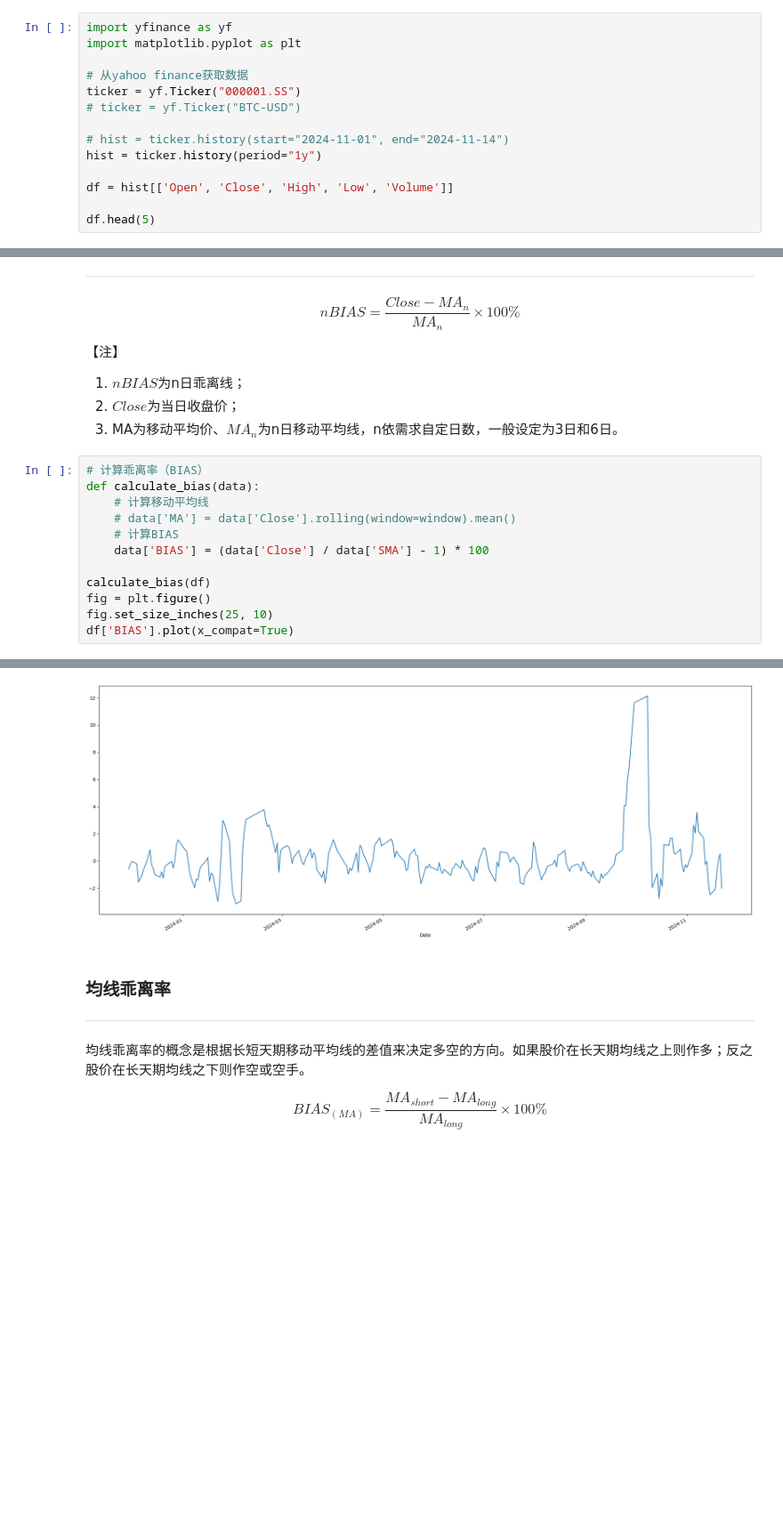
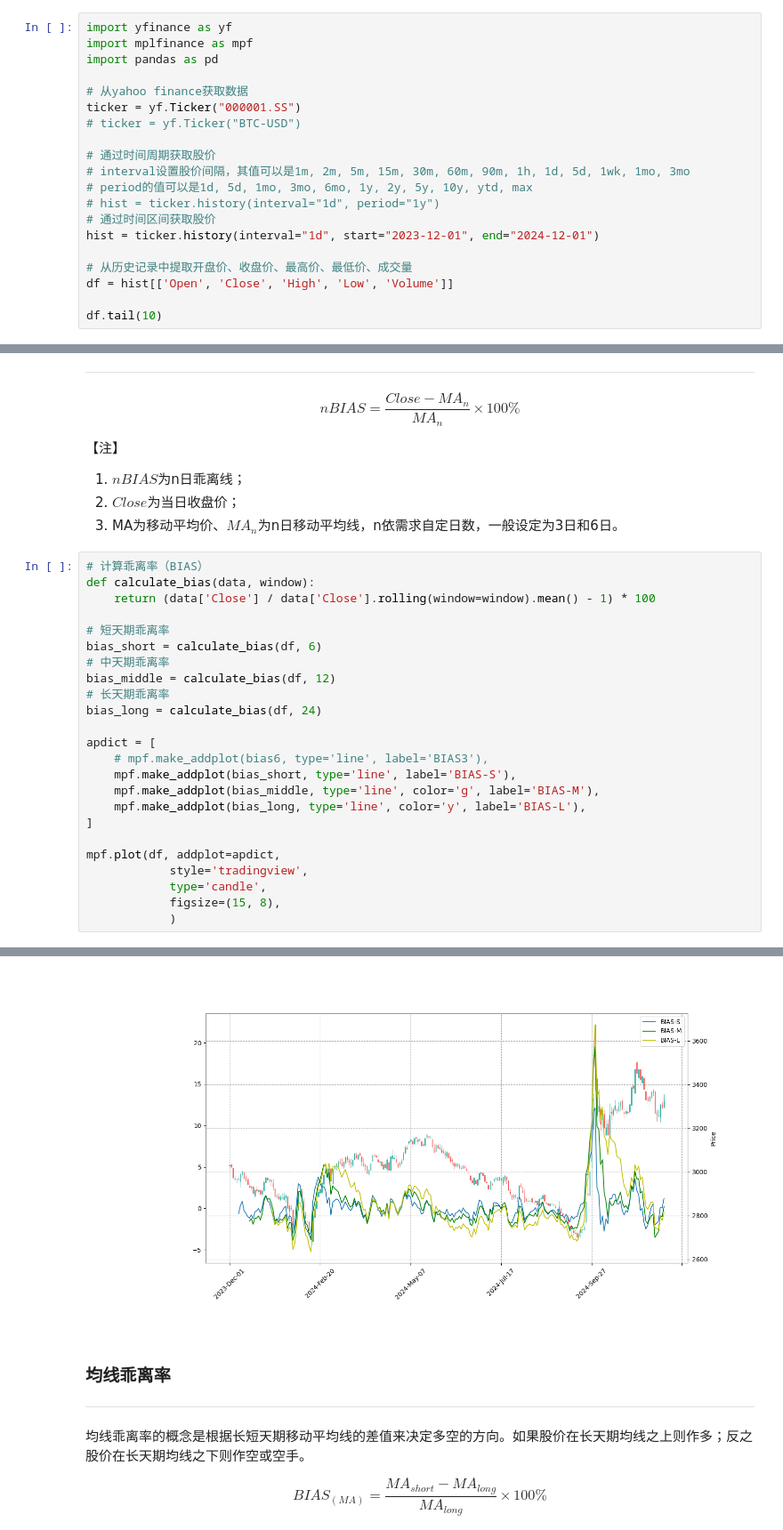
Before and after one commit to xnraiser/my_quan, a Jupyter notebook: indicators.ipynb, the cells around one changed output, grey strips where cells are left out. Shown at 89% size. Cells and saved outputs as stored; diff of their text form; blank space fills up the shorter version.

```diff
--- a/indicators.ipynb
+++ b/indicators.ipynb
@@ -2,18 +2,24 @@
 # 技术指标
 # %%
 import yfinance as yf
-import matplotlib.pyplot as plt
+import mplfinance as mpf
+import pandas as pd
 
 # 从yahoo finance获取数据
 ticker = yf.Ticker("000001.SS")
 # ticker = yf.Ticker("BTC-USD")
 
-# hist = ticker.history(start="2024-11-01", end="2024-11-14")
-hist = ticker.history(period="1y")
+# 通过时间周期获取股价
+# interval设置股价间隔，其值可以是1m, 2m, 5m, 15m, 30m, 60m, 90m, 1h, 1d, 5d, 1wk, 1mo, 3mo
+# period的值可以是1d, 5d, 1mo, 3mo, 6mo, 1y, 2y, 5y, 10y, ytd, max
+# hist = ticker.history(interval="1d", period="1y")
+# 通过时间区间获取股价
+hist = ticker.history(interval="1d", start="2023-12-01", end="2024-12-01")
 
+# 从历史记录中提取开盘价、收盘价、最高价、最低价、成交量
 df = hist[['Open', 'Close', 'High', 'Low', 'Volume']]
 
-df.head(5)
+df.tail(10)
 # %% [output]
 |  | Open | Close | High | Low | Volume |
 | Date |  |  |  |  |  |
@@ -135,14 +137,26 @@ $$ nBIAS = \frac{Close-MA_n}{MA_n} \times 100\% $$
 3. MA为移动平均价、$MA_n$为n日移动平均线，n依需求自定日数，一般设定为3日和6日。
 # %%
 # 计算乖离率（BIAS）
-def calculate_bias(data):
-    # 计算移动平均线
-    # data['MA'] = data['Close'].rolling(window=window).mean()
-    # 计算BIAS
-    data['BIAS'] = (data['Close'] / data['SMA'] - 1) * 100
+def calculate_bias(data, window):
+    return (data['Close'] / data['Close'].rolling(window=window).mean() - 1) * 100
 
-calculate_bias(df)
-fig = plt.figure()
-fig.set_size_inches(25, 10)
-df['BIAS'].plot(x_compat=True)
+# 短天期乖离率
+bias_short = calculate_bias(df, 6)
+# 中天期乖离率
+bias_middle = calculate_bias(df, 12)
+# 长天期乖离率
+bias_long = calculate_bias(df, 24)
+
+apdict = [
+    # mpf.make_addplot(bias6, type='line', label='BIAS3'),
+    mpf.make_addplot(bias_short, type='line', label='BIAS-S'),
+    mpf.make_addplot(bias_middle, type='line', color='g', label='BIAS-M'),
+    mpf.make_addplot(bias_long, type='line', color='y', label='BIAS-L'),
+]
+
+mpf.plot(df, addplot=apdict,
+            style='tradingview',
+            type='candle',
+            figsize=(15, 8),
+            )
 # %% [output]
@@ -150,4 +163,4 @@ df['BIAS'].plot(x_compat=True)
-[figure, old version]
+[figure, new version]
 # %% [markdown]
 ### 均线乖离率
 ---
```
Also changed, not shown: parts of 10 cells of this notebook.
